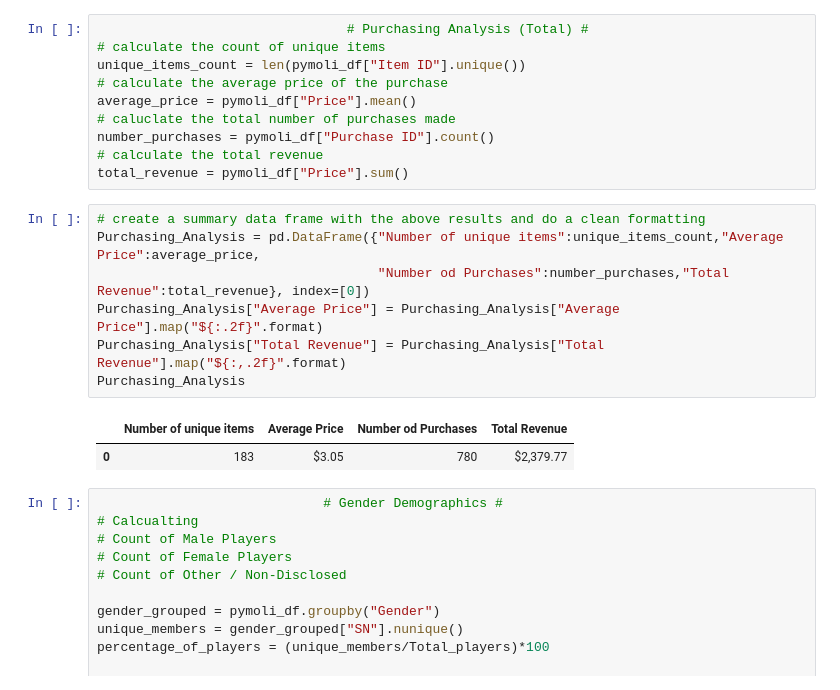
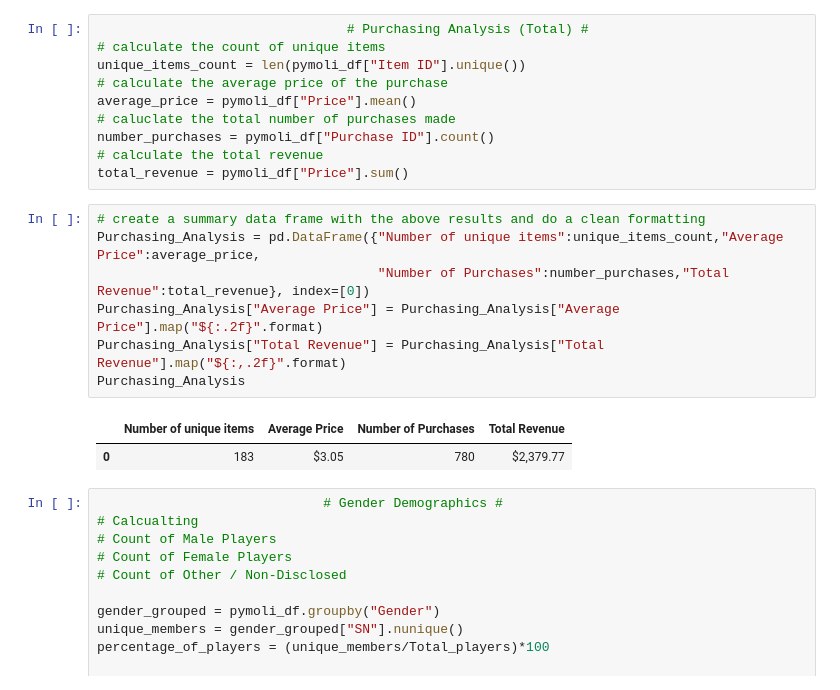
Before and after one commit to ananyay/Heros-of-Pymoli, a Jupyter notebook: pymoli.ipynb, the cells around one changed output. Cells and saved outputs as stored; diff of their text form.

```diff
--- a/pymoli.ipynb
+++ b/pymoli.ipynb
@@ -40,12 +40,12 @@ total_revenue = pymoli_df["Price"].sum()
 # %%
 # create a summary data frame with the above results and do a clean formatting
 Purchasing_Analysis = pd.DataFrame({"Number of unique items":unique_items_count,"Average Price":average_price,
-                                    "Number od Purchases":number_purchases,"Total Revenue":total_revenue}, index=[0])
+                                    "Number of Purchases":number_purchases,"Total Revenue":total_revenue}, index=[0])
 Purchasing_Analysis["Average Price"] = Purchasing_Analysis["Average Price"].map("${:.2f}".format)
 Purchasing_Analysis["Total Revenue"] = Purchasing_Analysis["Total Revenue"].map("${:,.2f}".format)
 Purchasing_Analysis
 # %% [output]
-|  | Number of unique items | Average Price | Number od Purchases | Total Revenue |
+|  | Number of unique items | Average Price | Number of Purchases | Total Revenue |
 | 0 | 183 | $3.05 | 780 | $2,379.77 |
 # %%
                              # Gender Demographics #
```
Also changed, not shown: 1 other file.
